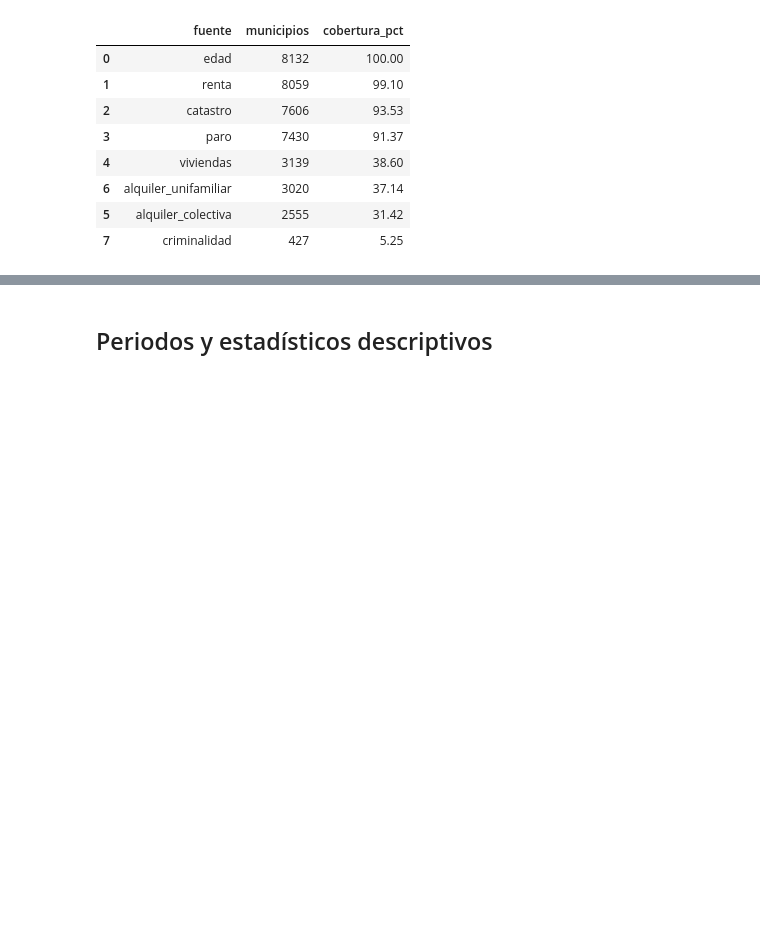
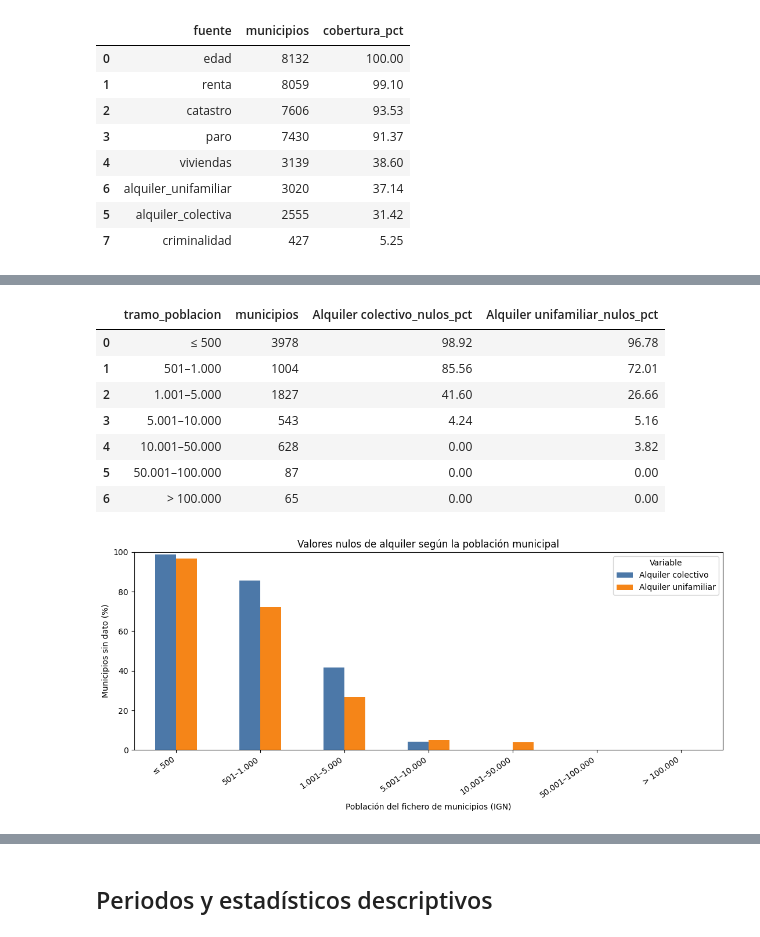
Before and after one commit to DavidJuanP/TFM-segmentacion-inmobiliaria, a Jupyter notebook: notebooks/01_eda_curated.ipynb, the cells around one changed output, grey strips where cells are left out. Drawn from its saved outputs; the diff is of its cells as text; code cells hidden in the pictures; blank space fills up the shorter version.

```diff
--- a/notebooks/01_eda_curated.ipynb
+++ b/notebooks/01_eda_curated.ipynb
@@ -137,0 +232,66 @@ Se descarta incluir la criminalidad por falta de datos.
+# %%
+variables_alquiler = {
+    'Alquiler colectivo': 'alquiler_precio_colectiva_mediana',
+    'Alquiler unifamiliar': 'alquiler_precio_unifamiliar_mediana',
+}
+columna_poblacion = 'poblacion_ign'
+
+resumen_poblacion_nulos = []
+for fuente, columna in variables_alquiler.items():
+    for tiene_dato, grupo in df.groupby(df[columna].notna()):
+        poblacion = grupo[columna_poblacion].dropna()
+        resumen_poblacion_nulos.append({
+            'variable': fuente,
+            'situacion': 'Con dato' if tiene_dato else 'Sin dato',
+            'municipios': len(grupo),
+            'poblacion_mediana': poblacion.median(),
+            'poblacion_p25': poblacion.quantile(0.25),
+            'poblacion_p75': poblacion.quantile(0.75),
+            'poblacion_media': poblacion.mean(),
+        })
+
+resumen_poblacion_nulos = pd.DataFrame(resumen_poblacion_nulos)
+display(resumen_poblacion_nulos.round(1))
+
+limites_poblacion = [-np.inf, 500, 1_000, 5_000, 10_000, 50_000, 100_000, np.inf]
+etiquetas_poblacion = [
+    '≤ 500', '501–1.000', '1.001–5.000', '5.001–10.000',
+    '10.001–50.000', '50.001–100.000', '> 100.000',
+]
+tramo_poblacion = pd.cut(
+    df[columna_poblacion],
+    bins=limites_poblacion,
+    labels=etiquetas_poblacion,
+    include_lowest=True,
+)
+
+nulos_por_poblacion = pd.DataFrame({'tramo_poblacion': tramo_poblacion})
+for fuente, columna in variables_alquiler.items():
+    nulos_por_poblacion[fuente] = df[columna].isna()
+
+nulos_por_poblacion = (
+    nulos_por_poblacion
+    .groupby('tramo_poblacion', observed=False)
+    .agg(
+        municipios=('tramo_poblacion', 'size'),
+        **{f'{fuente}_nulos_pct': (fuente, lambda serie: serie.mean() * 100)
+           for fuente in variables_alquiler}
+    )
+    .reset_index()
+)
+display(nulos_por_poblacion.round(2))
+
+columnas_nulos = [f'{fuente}_nulos_pct' for fuente in variables_alquiler]
+ax = nulos_por_poblacion.set_index('tramo_poblacion')[columnas_nulos].plot.bar(
+    figsize=(11, 5),
+    color=['#4C78A8', '#F58518'],
+)
+ax.set_title('Valores nulos de alquiler según la población municipal')
+ax.set_xlabel('Población del fichero de municipios (IGN)')
+ax.set_ylabel('Municipios sin dato (%)')
+ax.set_ylim(0, 100)
+ax.legend(['Alquiler colectivo', 'Alquiler unifamiliar'], title='Variable')
+plt.xticks(rotation=35, ha='right')
+plt.tight_layout()
+plt.show()
+# %% [output]
@@ -137,0 +303,9 @@ Se descarta incluir la criminalidad por falta de datos.
+|  | tramo_poblacion | municipios | Alquiler colectivo_nulos_pct | Alquiler unifamiliar_nulos_pct |
+| 0 | ≤ 500 | 3978 | 98.92 | 96.78 |
+| 1 | 501–1.000 | 1004 | 85.56 | 72.01 |
+| 2 | 1.001–5.000 | 1827 | 41.60 | 26.66 |
+| 3 | 5.001–10.000 | 543 | 4.24 | 5.16 |
+| 4 | 10.001–50.000 | 628 | 0.00 | 3.82 |
+| 5 | 50.001–100.000 | 87 | 0.00 | 0.00 |
+| 6 | > 100.000 | 65 | 0.00 | 0.00 |
+[figure, added]
```
Also changed, not shown: parts of 17 cells of this notebook, 1 other file.
